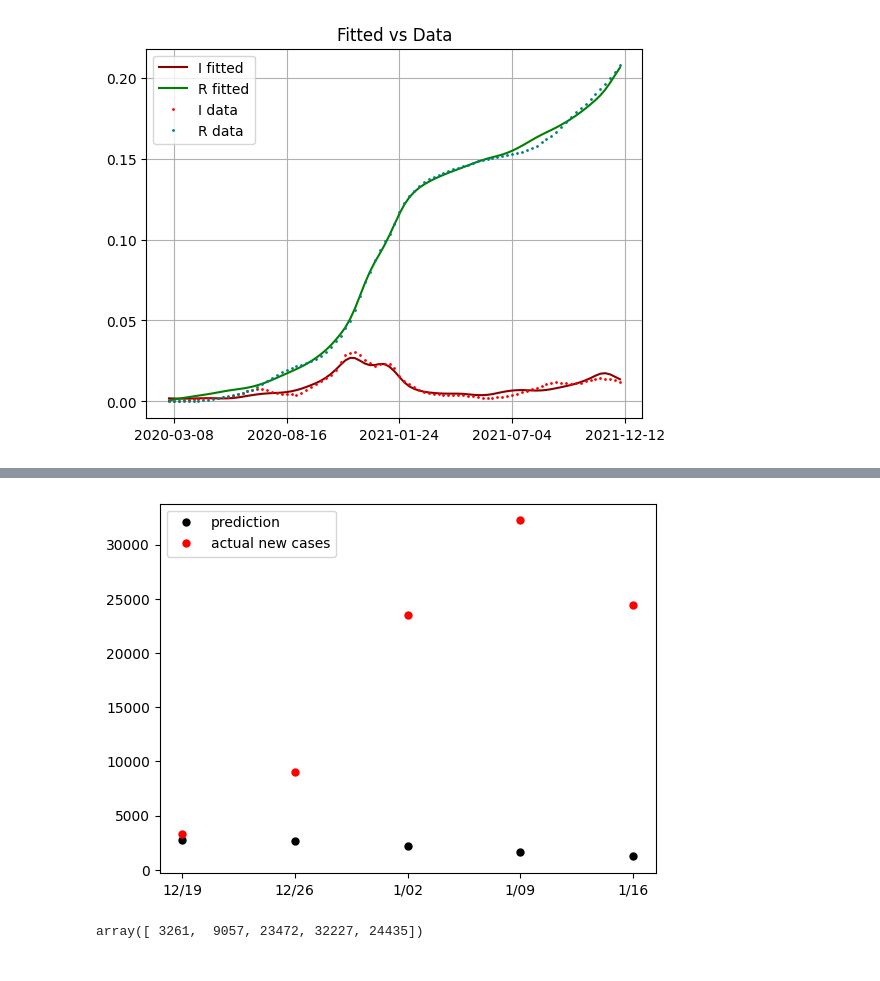
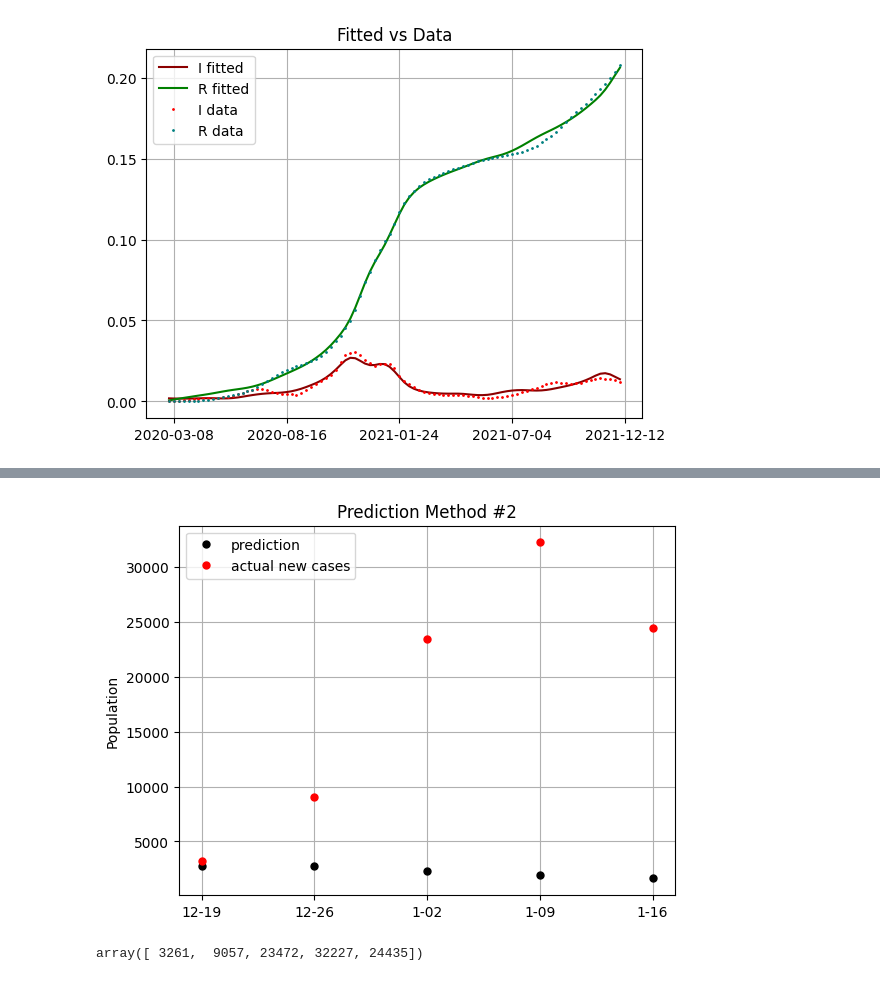
Before and after one commit to seon9cho/COVID-DataAssimilation, a Jupyter notebook: SIR_COVID1.ipynb, the cells around one changed output, grey strips where cells are left out. Cells and saved outputs as stored; diff of their text form; code cells hidden in the pictures.

```diff
--- a/SIR_COVID1.ipynb
+++ b/SIR_COVID1.ipynb
@@ -447,32 +448,35 @@ fig.savefig("graphics/SIR1_pred1.png")
 # %%
-week1_pred = I_data[-1] * S[-1] * fourier_series(94, *k)
+week1_pred = I_data[-1] * S_data[-1] * fourier_series(94, *k_coefs)
 I_new1 = week1_pred + I_data[-1] - case_count_data[-4] / P_total
-S_new1 = S[-1] - week1_pred
+S_new1 = S_data[-1] - week1_pred
 
-week2_pred = I_new1 * S_new1 * fourier_series(95, *k)
+week2_pred = I_new1 * S_new1 * fourier_series(95, *k_coefs)
 I_new2 = week2_pred + I_new1 - case_count_data[-3] / P_total
 S_new2 = S_new1 - week2_pred
 
-week3_pred = I_new2 * S_new2 * fourier_series(96, *k)
+week3_pred = I_new2 * S_new2 * fourier_series(96, *k_coefs)
 I_new3 = week3_pred + I_new2 - case_count_data[-2] / P_total
 S_new3 = S_new2 - week3_pred
 
-week4_pred = I_new3 * S_new3 * fourier_series(97, *k)
+week4_pred = I_new3 * S_new3 * fourier_series(97, *k_coefs)
 I_new4 = week4_pred + I_new3 - case_count_data[-1] / P_total
 S_new4 = S_new3 - week4_pred
 
-week5_pred = I_new4 * S_new4 * fourier_series(98, *k)
+week5_pred = I_new4 * S_new4 * fourier_series(98, *k_coefs)
 # %%
 predictions = np.array([week1_pred, week2_pred, week3_pred, week4_pred, week5_pred]) * P_total
 # %%
 fig = plt.figure()
-plt.plot(["12/19","12/26","1/02","1/09","1/16"], predictions, 'ko', ms=5, label="prediction")
-plt.plot(["12/19","12/26","1/02","1/09","1/16"], case_count_pred, 'ro', ms=5, label="actual new cases")
+plt.plot(["12-19","12-26","1-02","1-09","1-16"], predictions, 'ko', ms=5, label="prediction")
+plt.plot(["12-19","12-26","1-02","1-09","1-16"], case_count_pred, 'ro', ms=5, label="actual new cases")
 plt.legend()
+plt.ylabel("Population")
+plt.title("Prediction Method #2")
+plt.grid()
 plt.show()
-fig.savefig("SIR1_pred2.png")
+fig.savefig("graphics/SIR1_pred2.png")
 # %% [output]
-[figure, old version]
+[figure, new version]
 # %%
 case_count_pred
 # %% [output]
```
Also changed, not shown: parts of 1 cell of this notebook.
